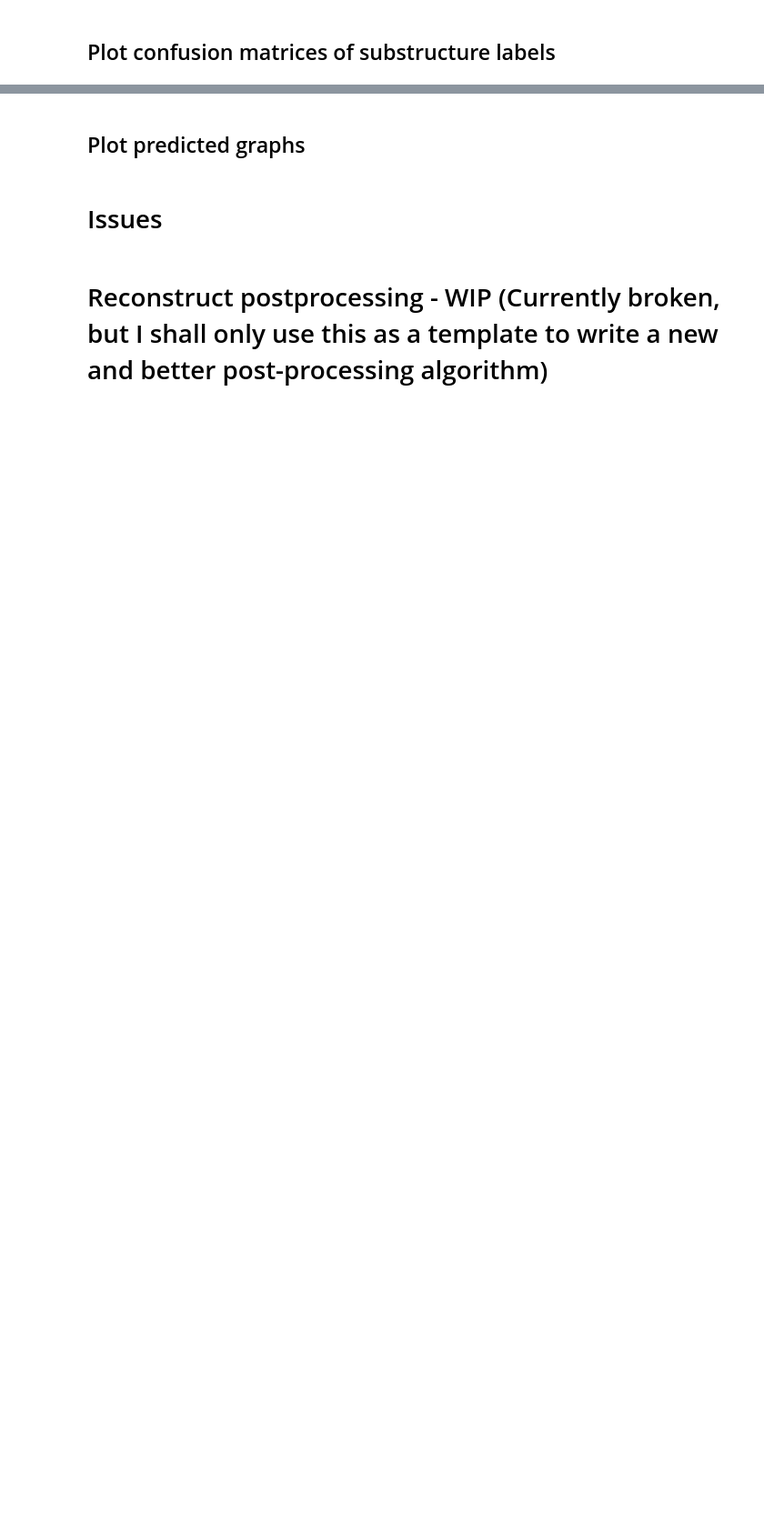
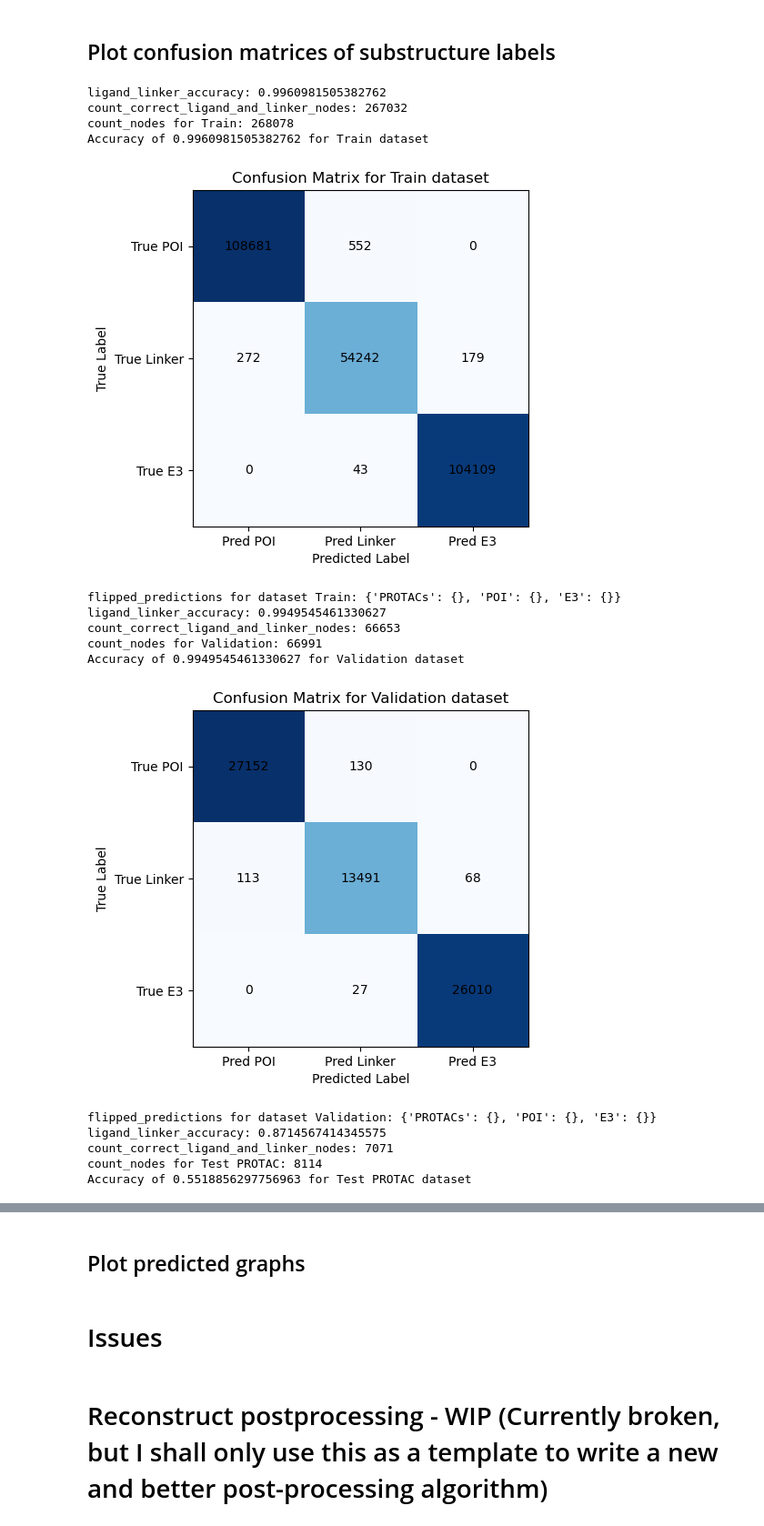
Before and after one commit to ribesstefano/PROTAC-Splitter, a Jupyter notebook: notebooks/GNN/gnn_full_pipeline_v1.2.ipynb, the cells around one changed output, grey strips where cells are left out. Shown at 91% size. Saved outputs shown, nothing was run; the diff lists cells and outputs as text; code cells hidden in the pictures; blank space fills up the shorter version.

Commit message:
functional and printed acc library match

```diff
--- a/notebooks/GNN/gnn_full_pipeline_v1.2.ipynb
+++ b/notebooks/GNN/gnn_full_pipeline_v1.2.ipynb
@@ -3058,0 +3151,9 @@ Stopping: Max epoch reached
+# %%
+for i, protac in enumerate(poi_database):
+    try:
+        compute_countMorgFP([protac])
+    except:
+        print(i)
+        print(protac)
+        display(Chem.MolFromSmiles(protac))
+        break
@@ -3554,8 +3698,8 @@ def plot_confusion_matrix_substructure_labels(model, datasets, dataset_names):
                 raw_prediction = model.forward(batch)
 
 
-
-            class_predictions, _ = model._predict_node_labels_and_probabilities_for_batch(batch, raw_prediction)
+            e3_database_fps = compute_countMorgFP(e3_database)
+            class_predictions, _ = model._predict_node_labels_and_probabilities_for_batch(batch, raw_prediction, e3_database_fps=e3_database_fps, fp_function=compute_countMorgFP)
 
             true_class_labels = batch["substructure_labels"]
             for true_label, predicted_label in zip(true_class_labels, class_predictions):
@@ -3613,31 +3757,48 @@ def plot_confusion_matrix_substructure_labels(model, datasets, dataset_names):
         #plt.colorbar()
 
         # Annotate the heatmap with text
         for i in range(confusion_matrix_np.shape[0]):
             for j in range(confusion_matrix_np.shape[1]):
                 text = plt.text(j, i, confusion_matrix_np[i, j], ha="center", va="center", color="black")
 
         Correct_predictions = sum(np.diag(confusion_matrix_np))
         total_predictions = np.sum(confusion_matrix_np)
         chosen_dataset_accuracy = Correct_predictions/total_predictions
         #print(f'Confusion matrix reproduces validation accuracy: {val_accuracy == test_accuracy}')
         print(f'Accuracy of {chosen_dataset_accuracy} for {dataset_name} dataset')
 
 
         # Adding labels for clarity
         plt.xlabel('Predicted Label')
         plt.ylabel('True Label')
         plt.title(f'Confusion Matrix for {dataset_name} dataset')
 
         # Add x and y ticks (optional, for better clarity)
         plt.xticks(range(len(confusion_matrix_np)), ['Pred POI', 'Pred Linker', 'Pred E3'])
         plt.yticks(range(len(confusion_matrix_np)), ['True POI', 'True Linker', 'True E3'])
 
         plt.show()
         print(f'flipped_predictions for dataset {dataset_name}: {flipped_predictions}')
         flipped_predictions_datasets[dataset_name] = flipped_predictions
 
     print("Sum of rows are sum of the number of nodes in the true substructure. \nExample: 7 True L & Pred Linker, means that the model correctly predicted 7 linker nodes. \n         3 True Linker & Pred E3, means that 3 nodes that are actually a part of the linker were predicted as E3 nodes")
     return confusion_matrices, flipped_predictions_datasets
 #plot_confusion_matrix_substructure_labels(model, datasets, dataset_names)
-confusion_matrices, flipped_predictions_datasets = plot_confusion_matrix_substructure_labels(model_loaded, datasets, dataset_names)
+confusion_matrices, flipped_predictions_datasets = plot_confusion_matrix_substructure_labels(model, datasets, dataset_names)
+# %% [output]
+ligand_linker_accuracy: 0.9960981505382762
+count_correct_ligand_and_linker_nodes: 267032
+count_nodes for Train: 268078
+Accuracy of 0.9960981505382762 for Train dataset
+[figure, added]
+flipped_predictions for dataset Train: {'PROTACs': {}, 'POI': {}, 'E3': {}}
+ligand_linker_accuracy: 0.9949545461330627
+count_correct_ligand_and_linker_nodes: 66653
+count_nodes for Validation: 66991
+Accuracy of 0.9949545461330627 for Validation dataset
+[figure, added]
+flipped_predictions for dataset Validation: {'PROTACs': {}, 'POI': {}, 'E3': {}}
+ligand_linker_accuracy: 0.8714567414345575
+count_correct_ligand_and_linker_nodes: 7071
+count_nodes for Test PROTAC: 8114
+Accuracy of 0.5518856297756963 for Test PROTAC dataset
```
Also changed, not shown: parts of 11 cells of this notebook.
